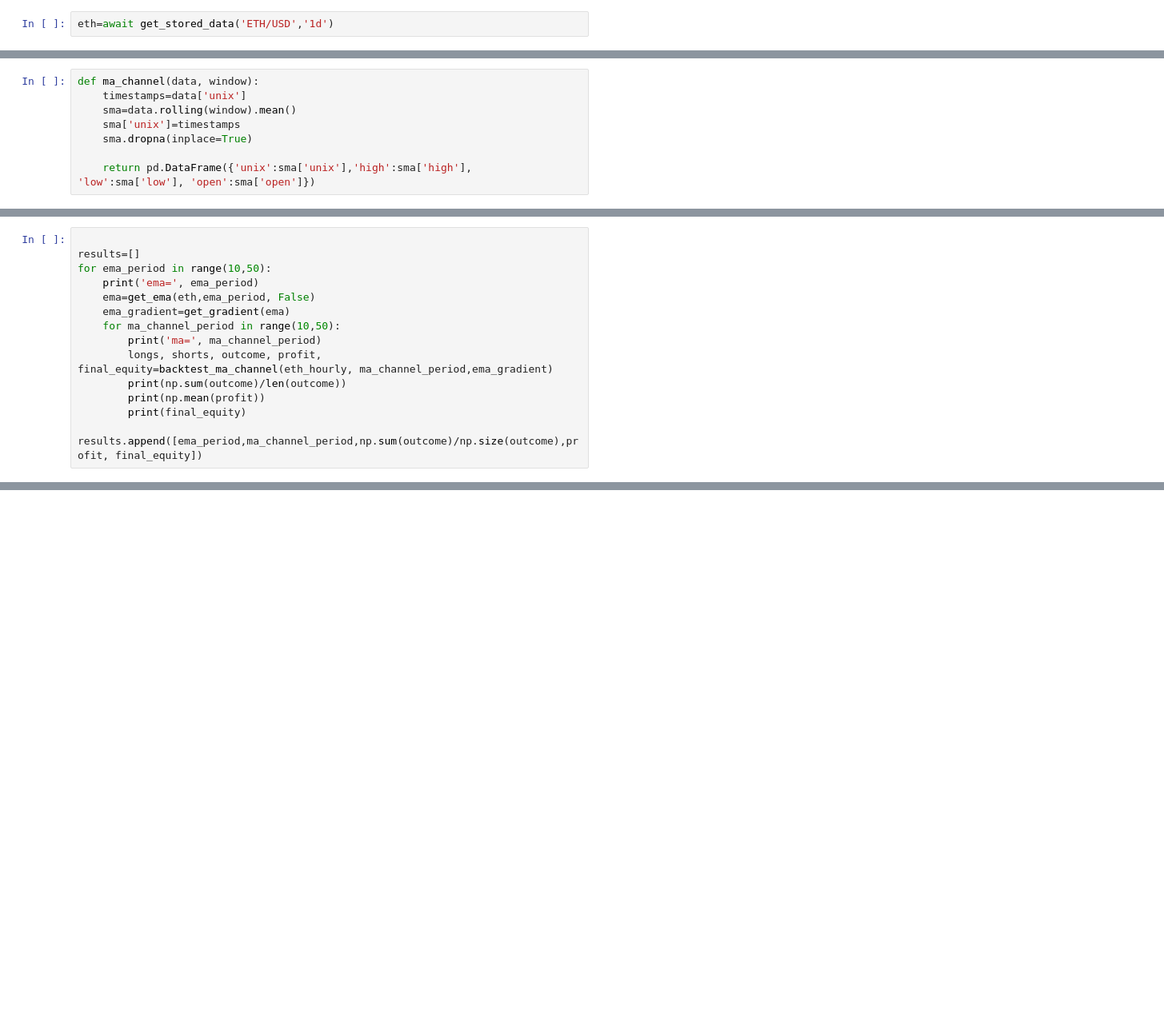
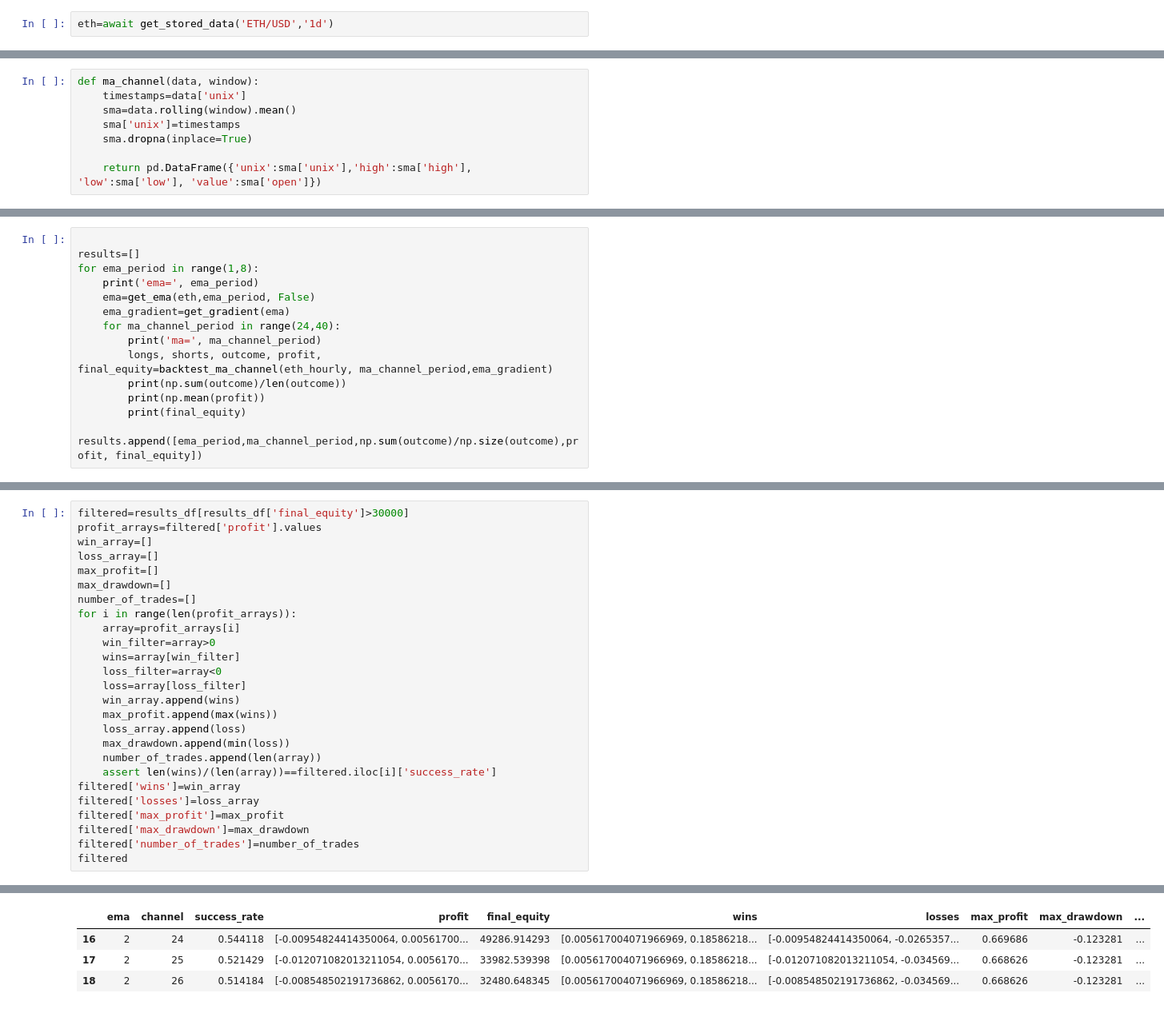
Before and after one commit to RDEvans31/saturn, a Jupyter notebook: Data analysis.ipynb, the cells around one changed output, grey strips where cells are left out. Shown at 80% size. Cells and saved outputs as stored; diff of their text form; blank space fills up the shorter version.

```diff
--- a/Data analysis.ipynb
+++ b/Data analysis.ipynb
@@ -337,7 +317,7 @@ def ma_channel(data, window):
     sma['unix']=timestamps
     sma.dropna(inplace=True)
 
-    return pd.DataFrame({'unix':sma['unix'],'high':sma['high'], 'low':sma['low'], 'open':sma['open']})
+    return pd.DataFrame({'unix':sma['unix'],'high':sma['high'], 'low':sma['low'], 'value':sma['open']})
 # %%
 def backtest_ma_channel(data,period, slow_ma_gradient):
     print('Datapoints: ',len(data))
@@ -409,11 +389,11 @@ eth_hourly=read_data('Bitstamp_ETHUSD_1h.csv')
 # %%
 
 results=[]
-for ema_period in range(10,50):
+for ema_period in range(1,8):
     print('ema=', ema_period)
     ema=get_ema(eth,ema_period, False)
     ema_gradient=get_gradient(ema)
-    for ma_channel_period in range(10,50):
+    for ma_channel_period in range(24,40):
         print('ma=', ma_channel_period)
         longs, shorts, outcome, profit, final_equity=backtest_ma_channel(eth_hourly, ma_channel_period,ema_gradient)
         print(np.sum(outcome)/len(outcome))
@@ -425,0 +438,27 @@ results_df
+# %%
+filtered=results_df[results_df['final_equity']>30000]
+profit_arrays=filtered['profit'].values
+win_array=[]
+loss_array=[]
+max_profit=[]
+max_drawdown=[]
+number_of_trades=[]
+for i in range(len(profit_arrays)):
+    array=profit_arrays[i]
+    win_filter=array>0
+    wins=array[win_filter]
+    loss_filter=array<0
+    loss=array[loss_filter]
+    win_array.append(wins)
+    max_profit.append(max(wins))
+    loss_array.append(loss)
+    max_drawdown.append(min(loss))
+    number_of_trades.append(len(array))
+    assert len(wins)/(len(array))==filtered.iloc[i]['success_rate']
+filtered['wins']=win_array
+filtered['losses']=loss_array
+filtered['max_profit']=max_profit
+filtered['max_drawdown']=max_drawdown
+filtered['number_of_trades']=number_of_trades
+filtered
+# %% [output]
@@ -425,0 +482,4 @@ results_df
+|  | ema | channel | success_rate | profit | final_equity | wins | losses | max_profit | max_drawdown | ... |
+| 16 | 2 | 24 | 0.544118 | [-0.00954824414350064, 0.00561700... | 49286.914293 | [0.005617004071966969, 0.18586218... | [-0.00954824414350064, -0.0265357... | 0.669686 | -0.123281 | ... |
+| 17 | 2 | 25 | 0.521429 | [-0.012071082013211054, 0.0056170... | 33982.539398 | [0.005617004071966969, 0.18586218... | [-0.012071082013211054, -0.034569... | 0.668626 | -0.123281 | ... |
+| 18 | 2 | 26 | 0.514184 | [-0.008548502191736862, 0.0056170... | 32480.648345 | [0.005617004071966969, 0.18586218... | [-0.008548502191736862, -0.034569... | 0.668626 | -0.123281 | ... |
```
Also changed, not shown: parts of 14 cells of this notebook, 5 other files.
